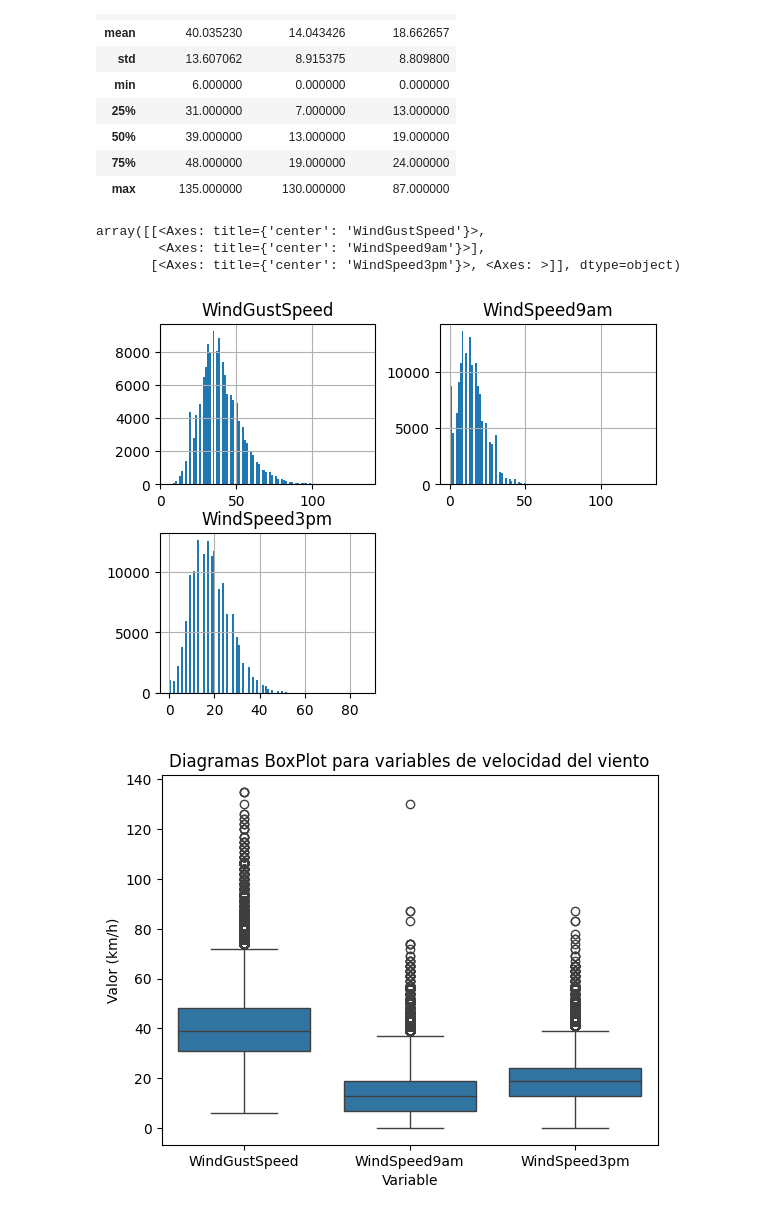
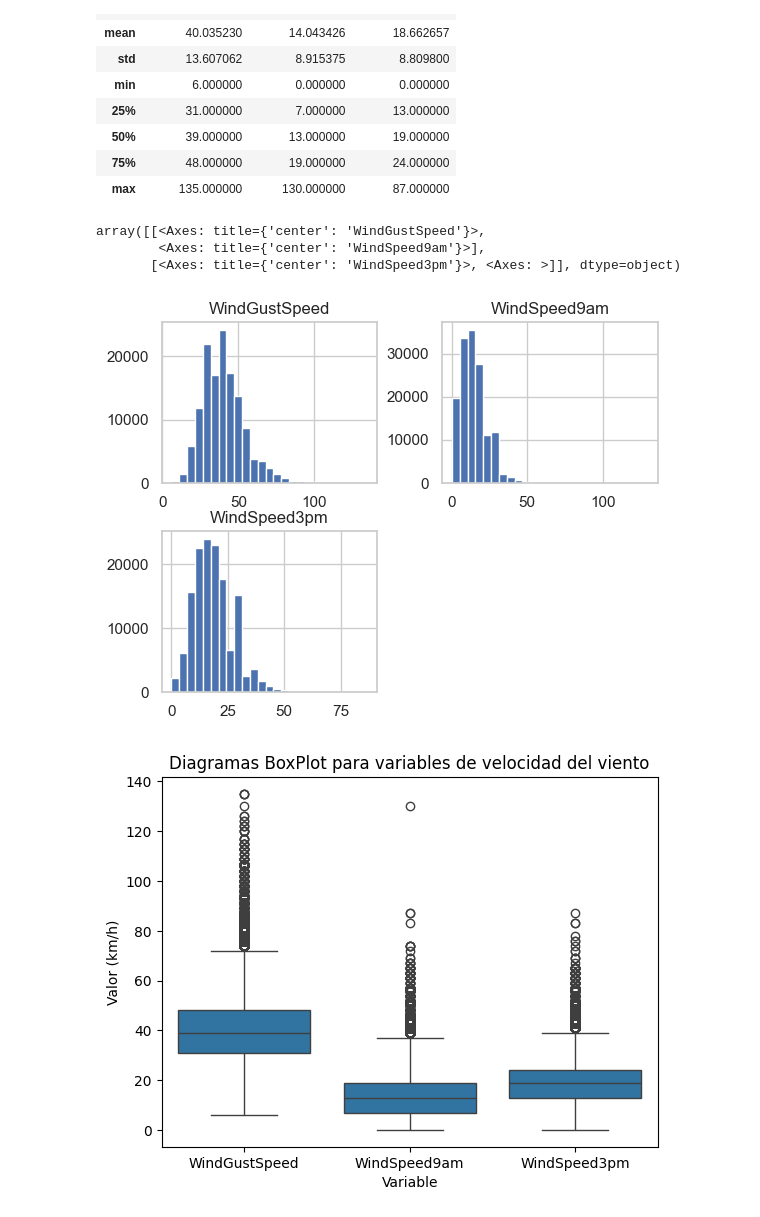
Before and after one commit to diegosarina-ceia/AMq1, a Jupyter notebook: TP_Final_AD_WeatherAustralia.ipynb, the cells around one changed output. Cells and saved outputs as stored; diff of their text form; code cells hidden in the pictures.

```diff
--- a/TP_Final_AD_WeatherAustralia.ipynb
+++ b/TP_Final_AD_WeatherAustralia.ipynb
@@ -461,12 +465,12 @@ weather_df[WIND_SPEED_VARS].describe()
 | 75% | 48.000000 | 19.000000 | 24.000000 |
 | max | 135.000000 | 130.000000 | 87.000000 |
 # %%
-weather_df[WIND_SPEED_VARS].hist(bins=100)
+weather_df[WIND_SPEED_VARS].hist(bins=25)
 # %% [output]
 array([[<Axes: title={'center': 'WindGustSpeed'}>,
         <Axes: title={'center': 'WindSpeed9am'}>],
        [<Axes: title={'center': 'WindSpeed3pm'}>, <Axes: >]], dtype=object)
-[figure, old version]
+[figure, new version]
 # %%
 melt_dataset = pd.melt(weather_df)
 melt_dataset = melt_dataset[melt_dataset['variable'].isin(WIND_SPEED_VARS)]
```
Also changed, not shown: parts of 25 cells of this notebook.
